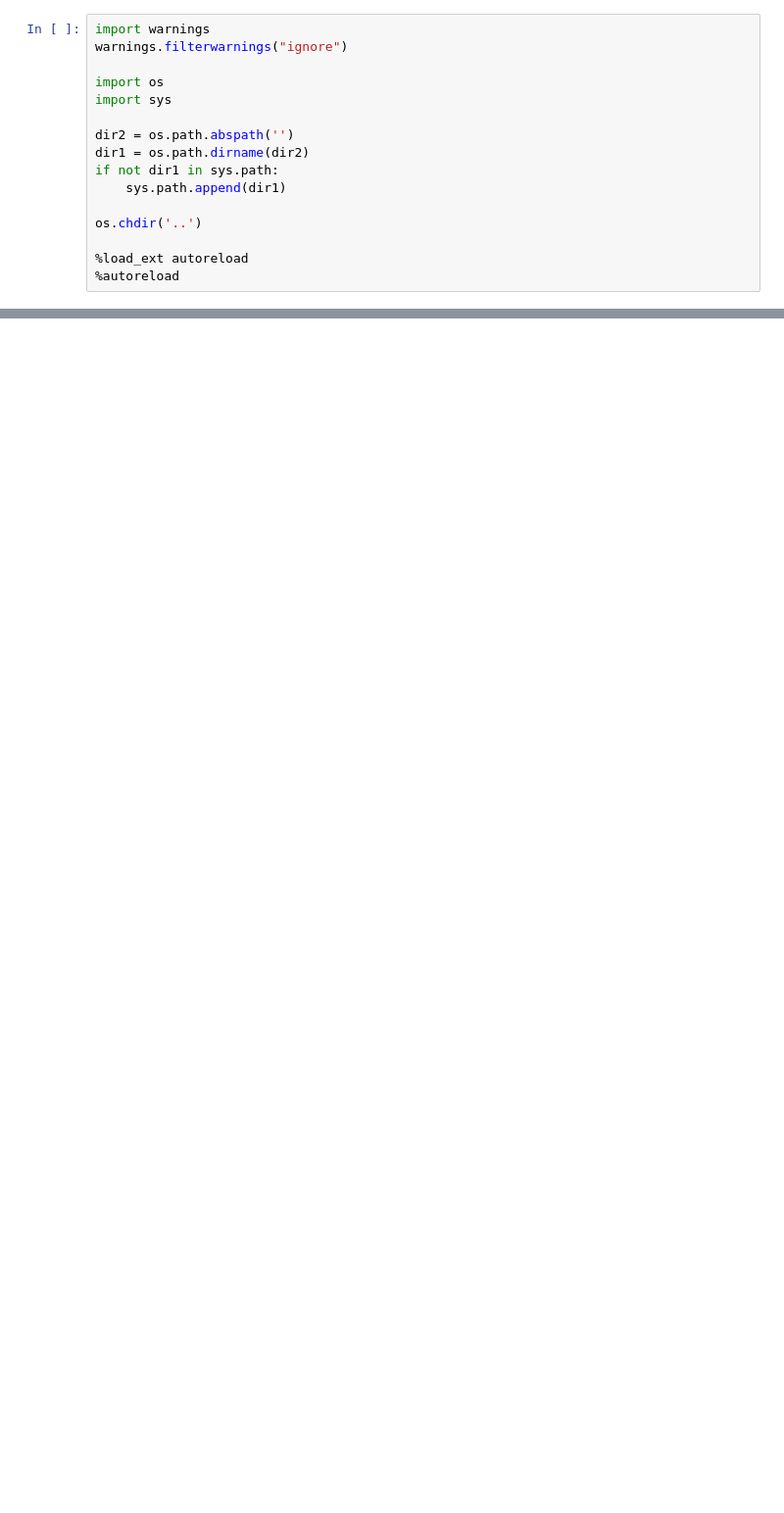
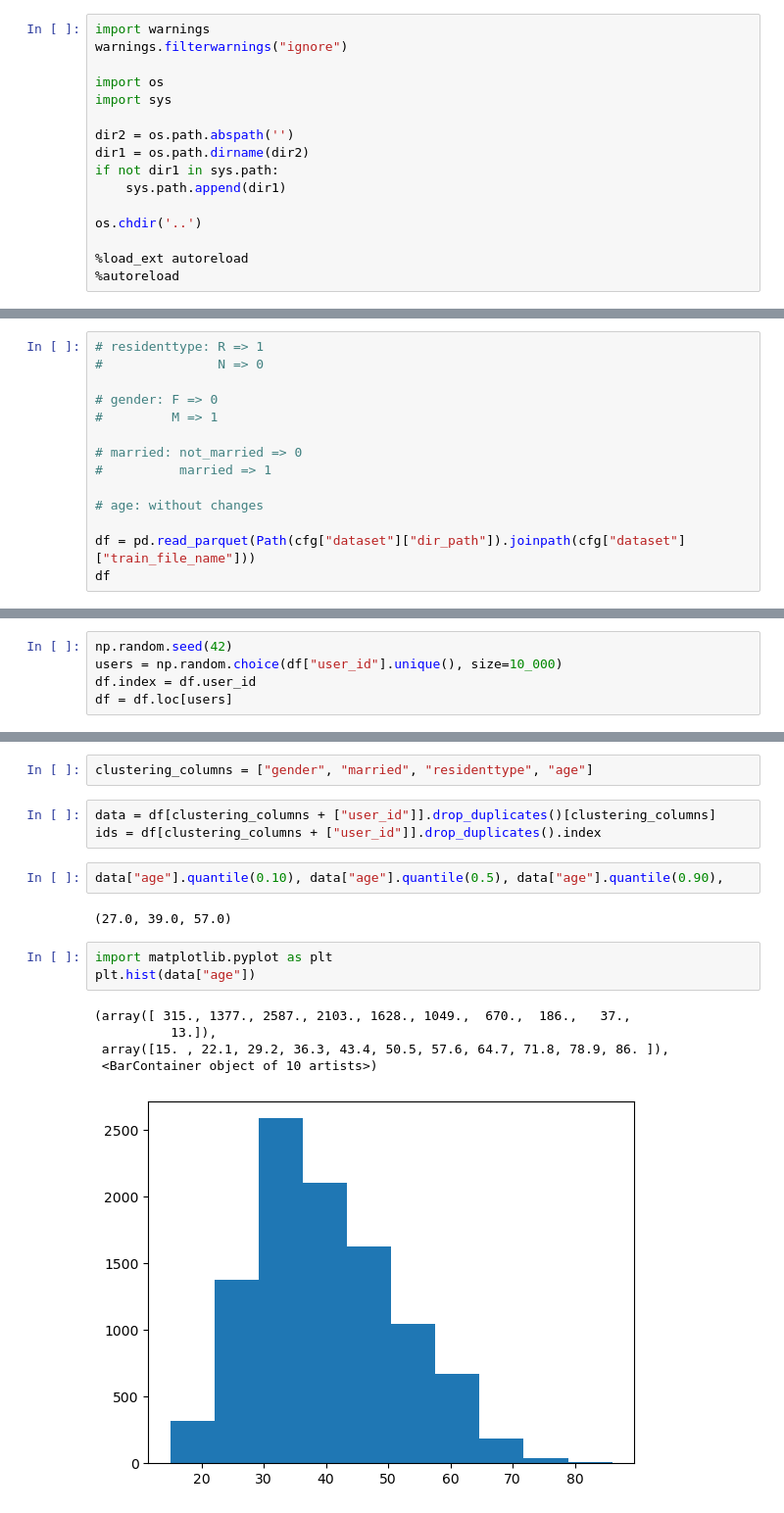
Before and after one commit to romanenkova95/transactions_gen_models, a Jupyter notebook: notebooks/users_clustering.ipynb, the cells around one changed output, grey strips where cells are left out. Shown at 98% size. Drawn from its saved outputs; the diff is of its cells as text; blank space fills up the shorter version.

Commit message:
users validation added

```diff
--- a/notebooks/users_clustering.ipynb
+++ b/notebooks/users_clustering.ipynb
@@ -918,0 +60,14 @@ torch.utils.data.dataloader.DataLoader
+# %%
+# residenttype: R => 1
+#               N => 0
+
+# gender: F => 0
+#         M => 1
+
+# married: not_married => 0
+#          married => 1
+
+# age: without changes
+
+df = pd.read_parquet(Path(cfg["dataset"]["dir_path"]).joinpath(cfg["dataset"]["train_file_name"]))
+df
@@ -918,0 +88,5 @@ torch.utils.data.dataloader.DataLoader
+# %%
+np.random.seed(42)
+users = np.random.choice(df["user_id"].unique(), size=10_000)
+df.index = df.user_id
+df = df.loc[users]
@@ -918,0 +289,18 @@ torch.utils.data.dataloader.DataLoader
+# %%
+clustering_columns = ["gender", "married", "residenttype", "age"]
+# %%
+data = df[clustering_columns + ["user_id"]].drop_duplicates()[clustering_columns]
+ids = df[clustering_columns + ["user_id"]].drop_duplicates().index
+# %%
+data["age"].quantile(0.10), data["age"].quantile(0.5), data["age"].quantile(0.90),
+# %% [output]
+(27.0, 39.0, 57.0)
+# %%
+import matplotlib.pyplot as plt
+plt.hist(data["age"])
+# %% [output]
+(array([ 315., 1377., 2587., 2103., 1628., 1049.,  670.,  186.,   37.,
+          13.]),
+ array([15. , 22.1, 29.2, 36.3, 43.4, 50.5, 57.6, 64.7, 71.8, 78.9, 86. ]),
+ <BarContainer object of 10 artists>)
+[figure, added]
```
Also changed, not shown: parts of 58 cells of this notebook, 2 other files.
